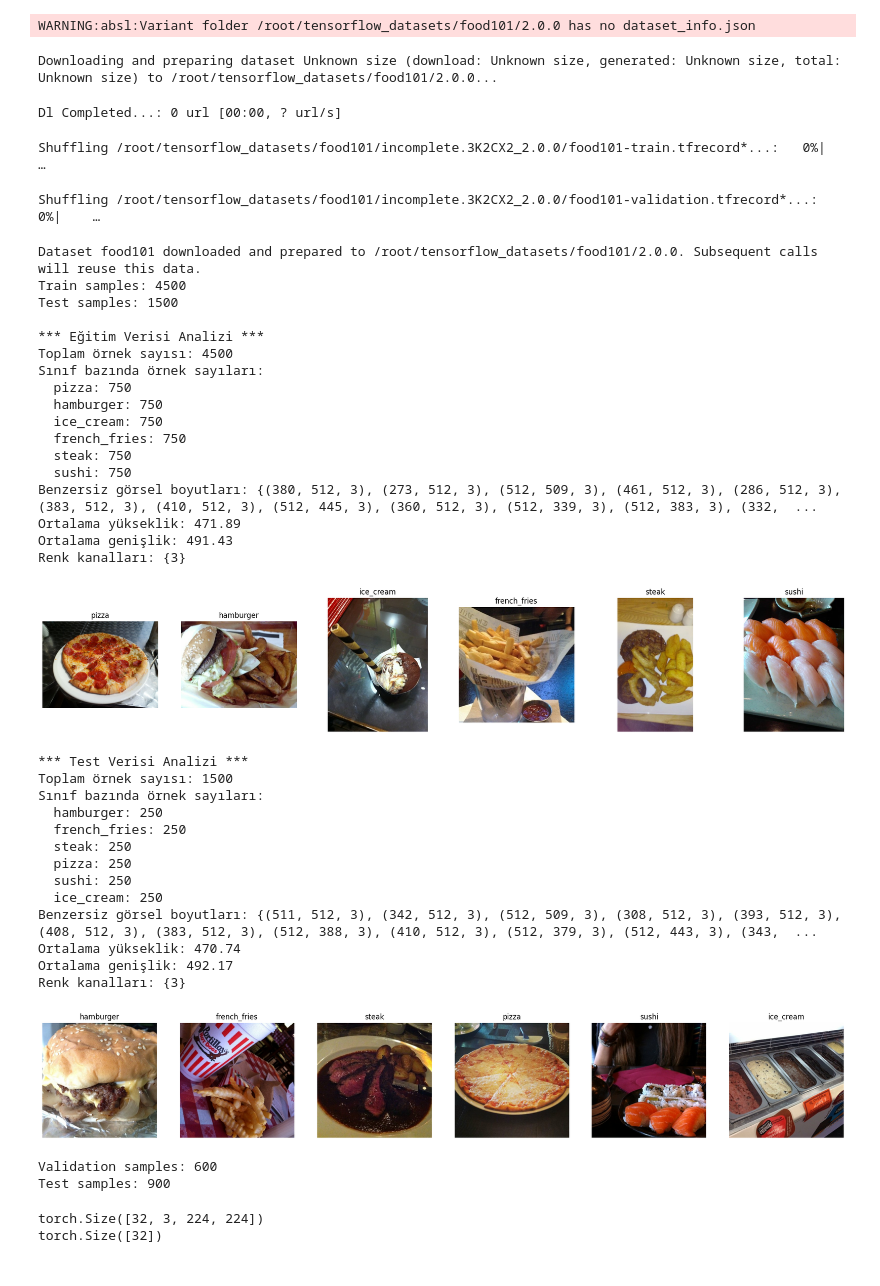
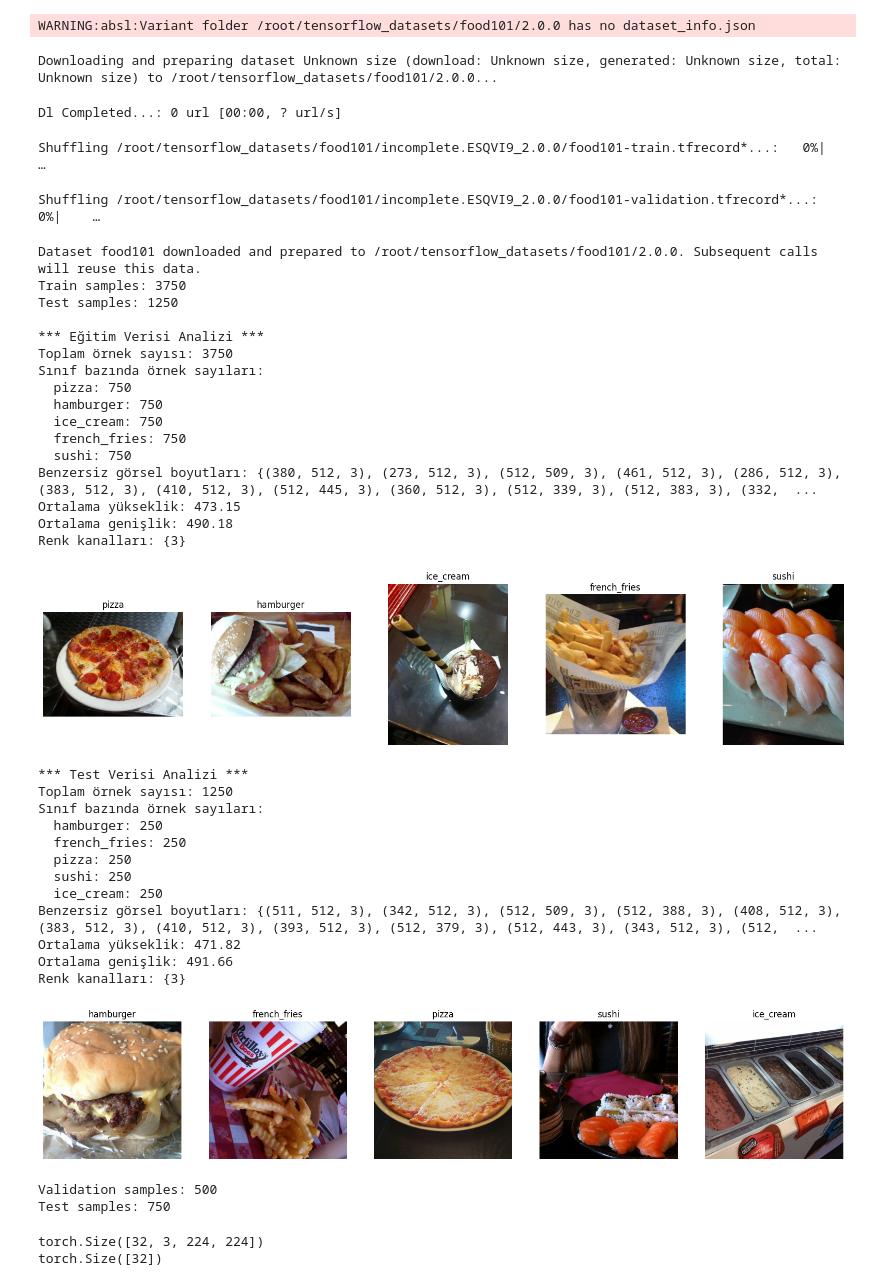
Before and after one commit to abushawarebyasmeen/YasmeenAbushawareb_AI_Projects, a Jupyter notebook: Case02/Food 101 eğitmek/5Katagori_Resnet18.ipynb, the cells around one changed output. Cells and saved outputs as stored; diff of their text form; code cells hidden in the pictures.

```diff
--- a/Case02/Food 101 eğitmek/5Katagori_Resnet18.ipynb
+++ b/Case02/Food 101 eğitmek/5Katagori_Resnet18.ipynb
@@ -16,7 +16,7 @@ import torchvision.models as models
 import torch.nn.functional as F
 # %%
 # --- Kullanılacak Sınıflar ---
-selected_classes = ['pizza', 'hamburger', 'sushi', 'french_fries', 'ice_cream', 'steak']
+selected_classes = ['pizza', 'hamburger', 'sushi', 'french_fries', 'ice_cream']
 
 # --- Dataset Yükleme ---
 dataset, info = tfds.load('food101', split=['train', 'validation'], as_supervised=True, with_info=True)
@@ -82,56 +82,54 @@ def veri_analizi(data, isim="Eğitim"):
 
     n = len(kategoriler)
     fig, axs = plt.subplots(1, n, figsize=(4 * n, 4))
     if n == 1:
         axs = [axs]
 
     for i, (label, img) in enumerate(kategoriler.items()):
         axs[i].imshow(img)
         axs[i].set_title(label)
         axs[i].axis('off')
     plt.show()
 
 # --- Eğitim ve Test Verisini Analiz Et ---
 veri_analizi(train_data, "Eğitim")
 veri_analizi(test_data, "Test")
 # %% [output]
 WARNING:absl:Variant folder /root/tensorflow_datasets/food101/2.0.0 has no dataset_info.json
 Downloading and preparing dataset Unknown size (download: Unknown size, generated: Unknown size, total: Unknown size) to /root/tensorflow_datasets/food101/2.0.0...
 Dl Completed...: 0 url [00:00, ? url/s]
-Shuffling /root/tensorflow_datasets/food101/incomplete.3K2CX2_2.0.0/food101-train.tfrecord*...:   0%|         …
+Shuffling /root/tensorflow_datasets/food101/incomplete.ESQVI9_2.0.0/food101-train.tfrecord*...:   0%|         …
-Shuffling /root/tensorflow_datasets/food101/incomplete.3K2CX2_2.0.0/food101-validation.tfrecord*...:   0%|    …
+Shuffling /root/tensorflow_datasets/food101/incomplete.ESQVI9_2.0.0/food101-validation.tfrecord*...:   0%|    …
 Dataset food101 downloaded and prepared to /root/tensorflow_datasets/food101/2.0.0. Subsequent calls will reuse this data.
-Train samples: 4500
-Test samples: 1500
+Train samples: 3750
+Test samples: 1250
 
 *** Eğitim Verisi Analizi ***
-Toplam örnek sayısı: 4500
+Toplam örnek sayısı: 3750
 Sınıf bazında örnek sayıları:
   pizza: 750
   hamburger: 750
   ice_cream: 750
   french_fries: 750
-  steak: 750
   sushi: 750
 Benzersiz görsel boyutları: {(380, 512, 3), (273, 512, 3), (512, 509, 3), (461, 512, 3), (286, 512, 3), (383, 512, 3), (410, 512, 3), (512, 445, 3), (360, 512, 3), (512, 339, 3), (512, 383, 3), (332,  ...
-Ortalama yükseklik: 471.89
-Ortalama genişlik: 491.43
+Ortalama yükseklik: 473.15
+Ortalama genişlik: 490.18
 Renk kanalları: {3}
-[figure, old version]
+[figure, new version]
 *** Test Verisi Analizi ***
-Toplam örnek sayısı: 1500
+Toplam örnek sayısı: 1250
 Sınıf bazında örnek sayıları:
   hamburger: 250
   french_fries: 250
-  steak: 250
   pizza: 250
   sushi: 250
   ice_cream: 250
-Benzersiz görsel boyutları: {(511, 512, 3), (342, 512, 3), (512, 509, 3), (308, 512, 3), (393, 512, 3), (408, 512, 3), (383, 512, 3), (512, 388, 3), (410, 512, 3), (512, 379, 3), (512, 443, 3), (343,  ...
-Ortalama yükseklik: 470.74
-Ortalama genişlik: 492.17
+Benzersiz görsel boyutları: {(511, 512, 3), (342, 512, 3), (512, 509, 3), (512, 388, 3), (408, 512, 3), (383, 512, 3), (410, 512, 3), (393, 512, 3), (512, 379, 3), (512, 443, 3), (343, 512, 3), (512,  ...
+Ortalama yükseklik: 471.82
+Ortalama genişlik: 491.66
 Renk kanalları: {3}
-[figure, old version]
+[figure, new version]
 # %%
 # --- Test datasını Validation ve Test olarak ayırma ---
 # %40 Validation, %60 Test olacak şekilde bölüyoruz
@@ -145,8 +143,8 @@ val_data, test_data_split = train_test_split(
 print(f"Validation samples: {len(val_data)}")
 print(f"Test samples: {len(test_data_split)}")
 # %% [output]
-Validation samples: 600
-Test samples: 900
+Validation samples: 500
+Test samples: 750
 # %%
 # Transformlar
 train_transform = transforms.Compose([
```
Also changed, not shown: parts of 7 cells of this notebook.
